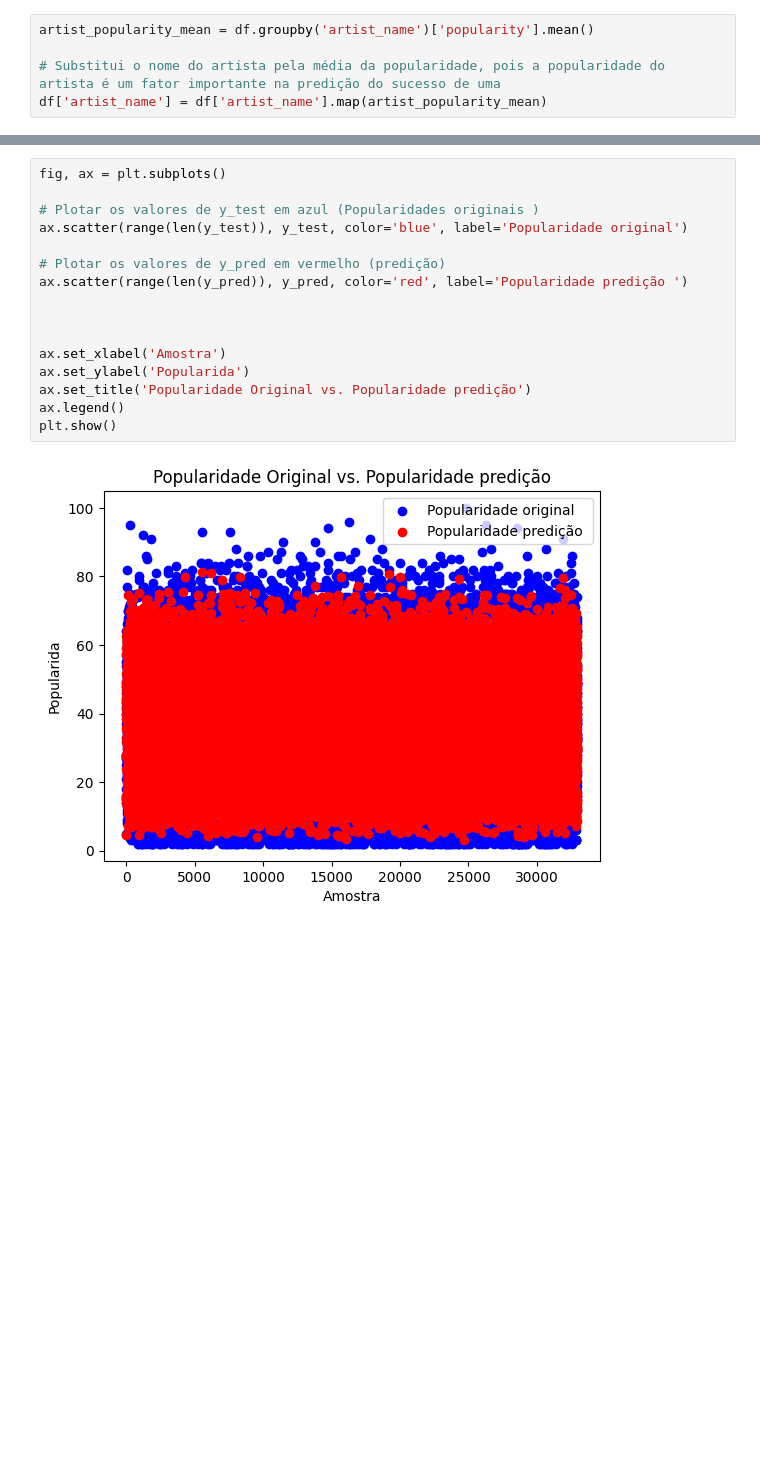
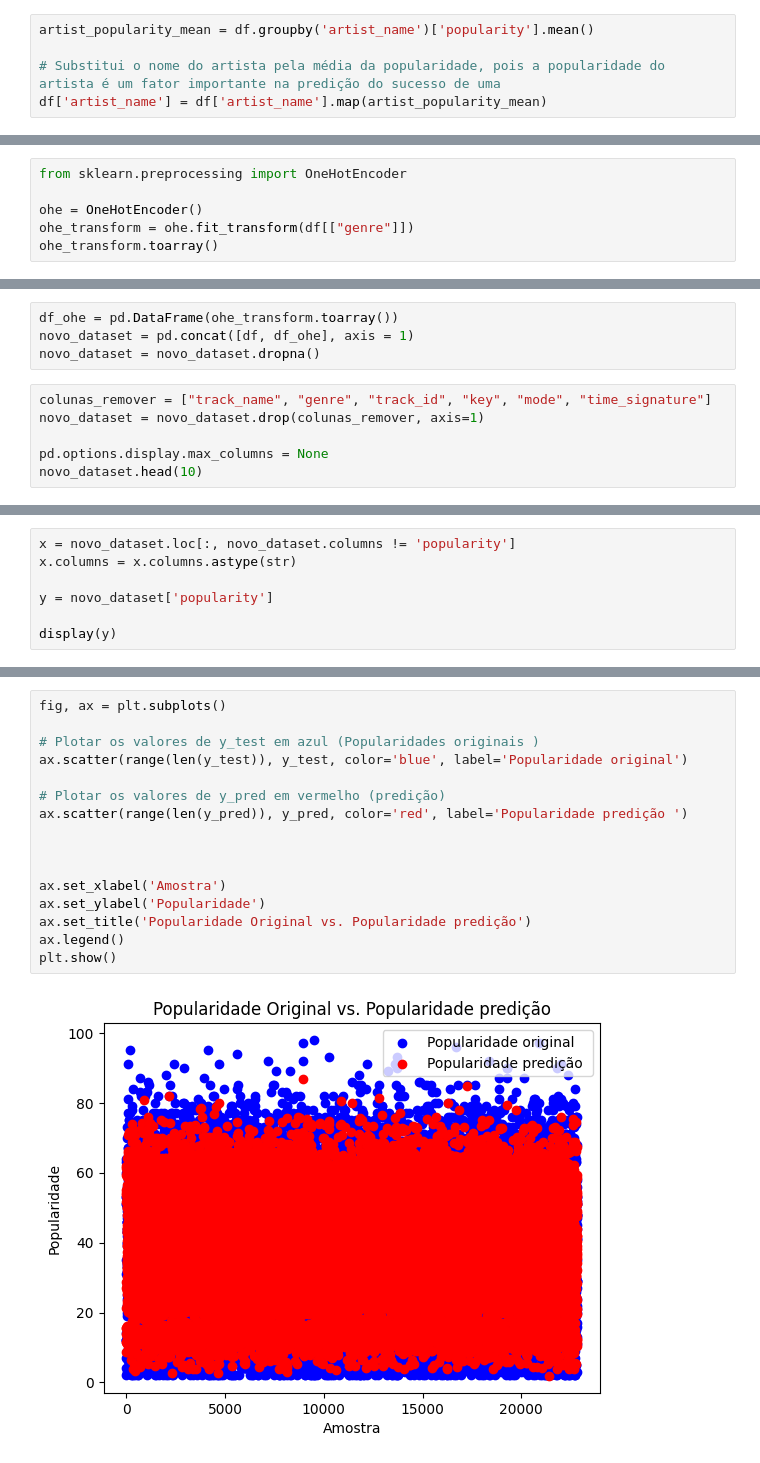
Before and after one commit to jonatahpfg/Machine-learning-estudos, a Jupyter notebook: Predição_popularidade_spotify.ipynb, the cells around one changed output, grey strips where cells are left out. Drawn from its saved outputs; the diff is of its cells as text; blank space fills up the shorter version.

```diff
--- a/Predição_popularidade_spotify.ipynb
+++ b/Predição_popularidade_spotify.ipynb
@@ -50,0 +25,6 @@ display(x)
+# %%
+from sklearn.preprocessing import OneHotEncoder
+
+ohe = OneHotEncoder()
+ohe_transform = ohe.fit_transform(df[["genre"]])
+ohe_transform.toarray()
@@ -50,0 +39,10 @@ display(x)
+# %%
+df_ohe = pd.DataFrame(ohe_transform.toarray())
+novo_dataset = pd.concat([df, df_ohe], axis = 1)
+novo_dataset = novo_dataset.dropna()
+# %%
+colunas_remover = ["track_name", "genre", "track_id", "key", "mode", "time_signature"]
+novo_dataset = novo_dataset.drop(colunas_remover, axis=1)
+
+pd.options.display.max_columns = None
+novo_dataset.head(10)
@@ -50,0 +61,7 @@ display(x)
+# %%
+x = novo_dataset.loc[:, novo_dataset.columns != 'popularity']
+x.columns = x.columns.astype(str)
+
+y = novo_dataset['popularity']
+
+display(y)
@@ -89,18 +126,18 @@ plt.show()
 # %%
 fig, ax = plt.subplots()
 
 # Plotar os valores de y_test em azul (Popularidades originais )
 ax.scatter(range(len(y_test)), y_test, color='blue', label='Popularidade original')
 
 # Plotar os valores de y_pred em vermelho (predição)
 ax.scatter(range(len(y_pred)), y_pred, color='red', label='Popularidade predição ')
 
 
 
 ax.set_xlabel('Amostra')
-ax.set_ylabel('Popularida')
+ax.set_ylabel('Popularidade')
 ax.set_title('Popularidade Original vs. Popularidade predição')
 ax.legend()
 plt.show()
 # %% [output]
-[figure, old version]
+[figure, new version]
```
Also changed, not shown: parts of 10 cells of this notebook.
